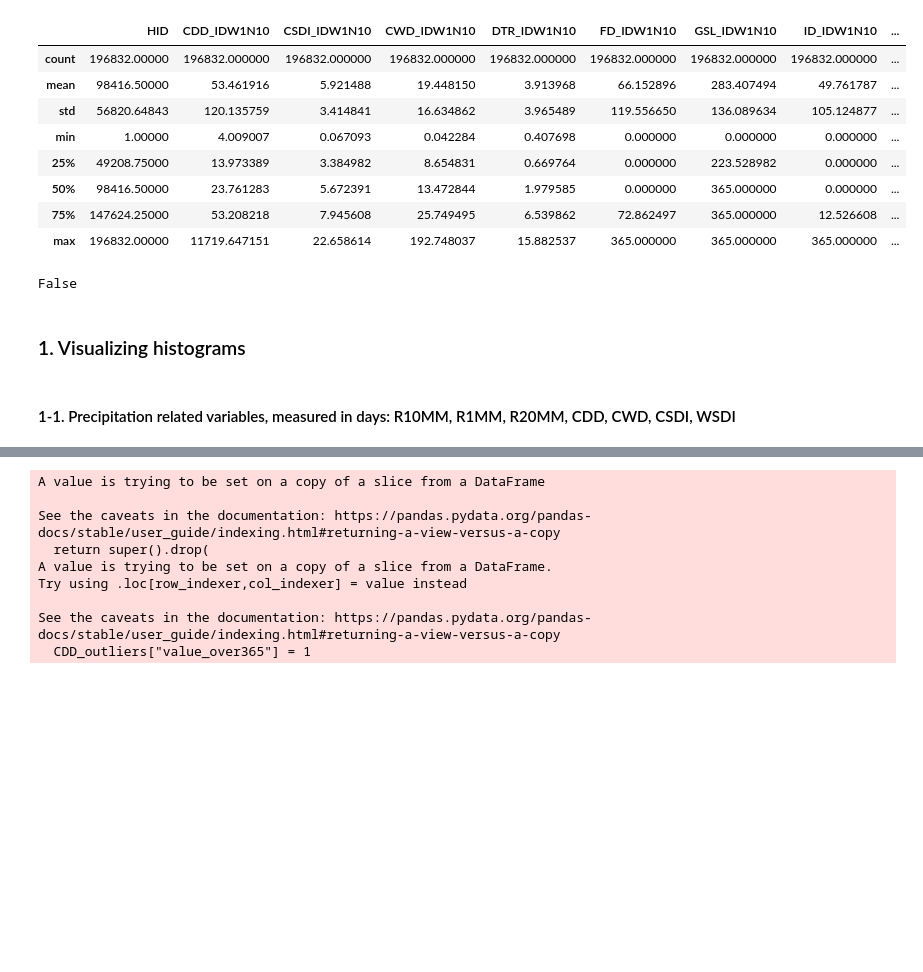
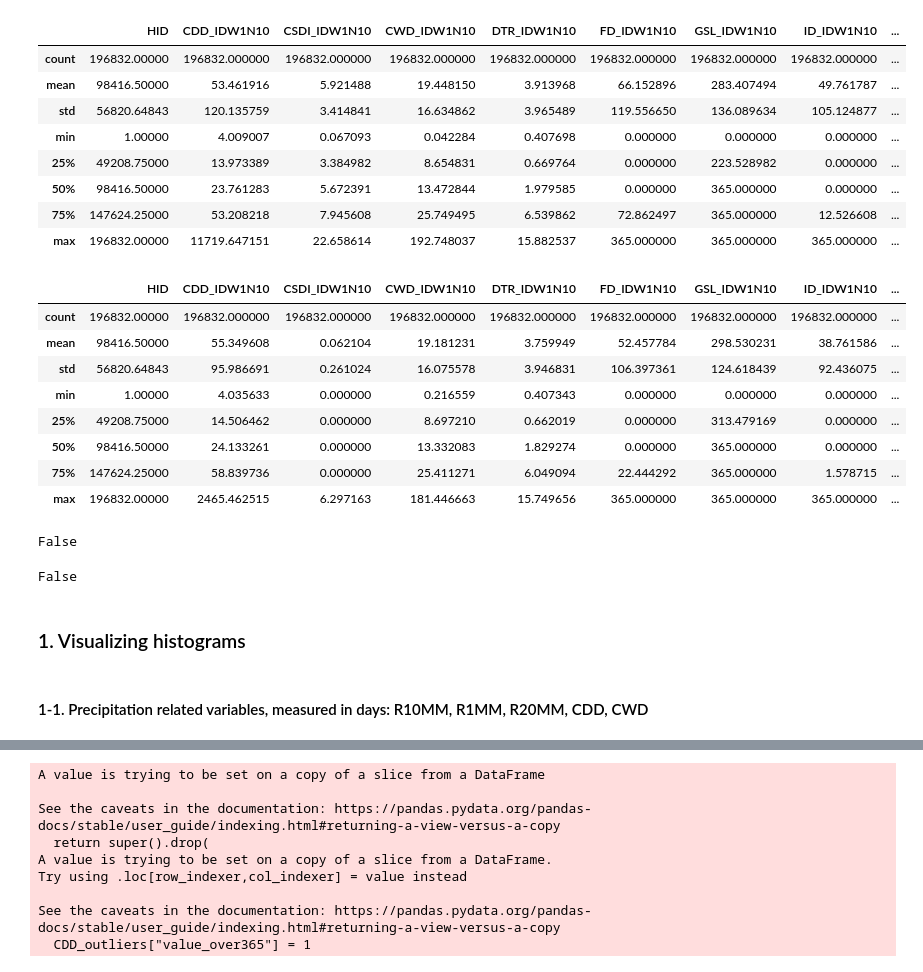
Before and after one commit to RyokoNod/sdm-asian-elephants, a Jupyter notebook: data_exploration/exploratory_analysis_etccdi.ipynb, the cells around one changed output, grey strips where cells are left out. Saved outputs shown, nothing was run; the diff lists cells and outputs as text; code cells hidden in the pictures; blank space fills up the shorter version.

```diff
--- a/data_exploration/exploratory_analysis_etccdi.ipynb
+++ b/data_exploration/exploratory_analysis_etccdi.ipynb
@@ -57,4 +70,17 @@ present.describe(include="all")
 | 50% | 98416.50000 | 23.761283 | 5.672391 | 13.472844 | 1.979585 | 0.000000 | 365.000000 | 0.000000 | ... |
 | 75% | 147624.25000 | 53.208218 | 7.945608 | 25.749495 | 6.539862 | 72.862497 | 365.000000 | 12.526608 | ... |
 | max | 196832.00000 | 11719.647151 | 22.658614 | 192.748037 | 15.882537 | 365.000000 | 365.000000 | 365.000000 | ... |
+# %%
+# basic statistics for future, not as bad as present but still something wrong with CDD
+future.describe(include="all")
+# %% [output]
+|  | HID | CDD_IDW1N10 | CSDI_IDW1N10 | CWD_IDW1N10 | DTR_IDW1N10 | FD_IDW1N10 | GSL_IDW1N10 | ID_IDW1N10 | ... |
+| count | 196832.00000 | 196832.000000 | 196832.000000 | 196832.000000 | 196832.000000 | 196832.000000 | 196832.000000 | 196832.000000 | ... |
+| mean | 98416.50000 | 55.349608 | 0.062104 | 19.181231 | 3.759949 | 52.457784 | 298.530231 | 38.761586 | ... |
+| std | 56820.64843 | 95.986691 | 0.261024 | 16.075578 | 3.946831 | 106.397361 | 124.618439 | 92.436075 | ... |
+| min | 1.00000 | 4.035633 | 0.000000 | 0.216559 | 0.407343 | 0.000000 | 0.000000 | 0.000000 | ... |
+| 25% | 49208.75000 | 14.506462 | 0.000000 | 8.697210 | 0.662019 | 0.000000 | 313.479169 | 0.000000 | ... |
+| 50% | 98416.50000 | 24.133261 | 0.000000 | 13.332083 | 1.829274 | 0.000000 | 365.000000 | 0.000000 | ... |
+| 75% | 147624.25000 | 58.839736 | 0.000000 | 25.411271 | 6.049094 | 22.444292 | 365.000000 | 1.578715 | ... |
+| max | 196832.00000 | 2465.462515 | 6.297163 | 181.446663 | 15.749656 | 365.000000 | 365.000000 | 365.000000 | ... |
 # %%
@@ -62,6 +88,11 @@ present.describe(include="all")
 present.isnull().values.any()
 # %% [output]
 False
+# %%
+# check for missing data for future - seems to be none
+present.isnull().values.any()
+# %% [output]
+False
 # %% [markdown]
 ### 1. Visualizing histograms <a class="anchor" id="1950-2000hist"></a>
 # %%
@@ -100,6 +131,6 @@ var_dict={"R10MM_IDW1N10": "Annual count of days when prcp>=10mm", "R1MM_IDW1N10
           "TXN_IDW1N10":"Monthly min of daily max temp", "TXX_IDW1N10":"Monthly max of daily max temp",
           "DTR_IDW1N10":"Daily temperature range"}
 # %% [markdown]
-#### 1-1. Precipitation related variables, measured in days: R10MM, R1MM, R20MM, CDD, CWD, CSDI, WSDI <a class="anchor" id="precp_days_group"></a>
+#### 1-1. Precipitation related variables, measured in days: R10MM, R1MM, R20MM, CDD, CWD <a class="anchor" id="precp_days_group"></a>
 # %%
 # definitely something off about CDD, will export to CSV to visualize in QGIS
```
Also changed, not shown: parts of 16 cells of this notebook, 1 other file.
